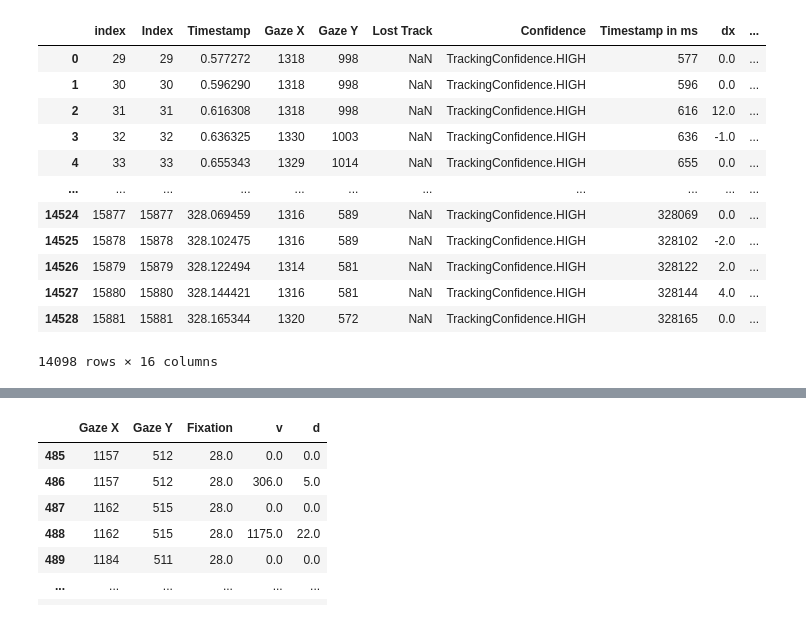
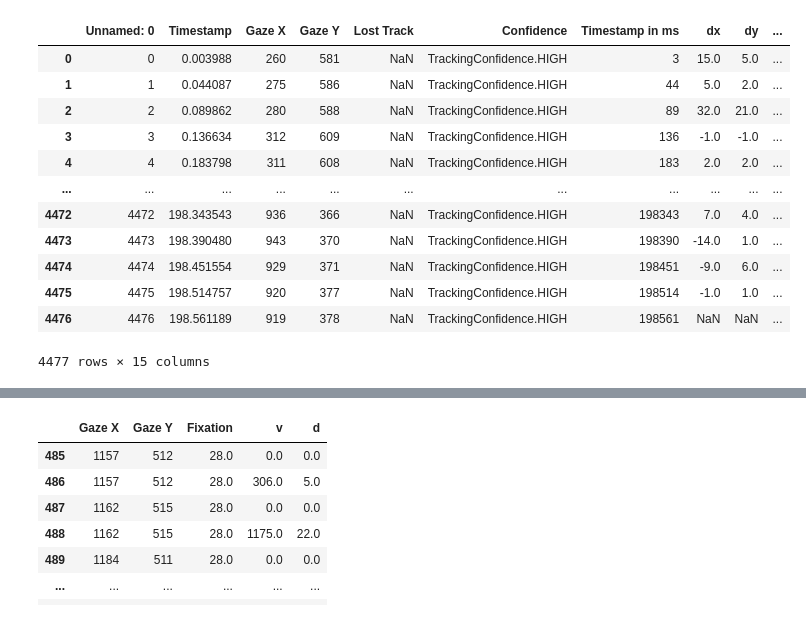
Before and after one commit to giannywise/Eyetracking, a Jupyter notebook: data_analysis.ipynb, the cells around one changed output, grey strips where cells are left out. Saved outputs shown, nothing was run; the diff lists cells and outputs as text; code cells hidden in the pictures.

```diff
--- a/data_analysis.ipynb
+++ b/data_analysis.ipynb
@@ -14,8 +14,12 @@ try:
     del df_fix
 except NameError:
     pass
-df = pd.read_csv("Daten/Jannis_16_06.csv",sep=";")
 
+#df = pd.read_csv("Daten/Jannis_16_06.csv",sep=";")
+#df = pd.read_csv("Daten/Fiona_21.06.csv",sep=",")
+df = pd.read_csv("Daten/Fiona_21.06.csv",sep=",")
+df['Gaze Y'] = df['Gaze Y'].fillna(0)
+df['Gaze X'] = df['Gaze X'].fillna(0)
 df['Gaze X'] = df['Gaze X'].astype(int)
 df['Gaze Y'] = df['Gaze Y'].astype(int)
 # Zeit in MS
@@ -25,5 +29,6 @@ df['Timestamp in ms'] = df['Timestamp in ms'].astype(int)
 # Generiert Geschwindigkeit (Nicht Fertig)
 df
 #df.to_csv("test_test.csv")
-#df["Gaze Y"][1773:2324].mean()
+#df["Gaze
+# Y"][1773:2324].mean()
 # %% [output]
@@ -59,0 +63,2 @@ df_rad = ft.ges(df)
+# %%
+df_ges = ft.ges(df)
@@ -74,31 +112,31 @@ plt.show()
 # %%
 try:
     del df_new
 except NameError:
     pass
 # Filter
  #and (df_new["dy"] > 0) == True and df_new["dx"] <= 10 == True and df_new["dx"] >= -10 == True
 #df_new['dx'] = np.sqrt(df_new['dx'] ** 2)
-df_new = pd.concat([df,df_rad],axis=1)
+df_new = pd.concat([df,df_ges],axis=1)
 #df_new = df_new.loc[(df_new["dx"] >= 10) & (df_new["dx"] >= -10) == True]
 #df_new = df_new.loc[(df_new["dy"] >= 20 * df_new["dx"]) & (df_new["dy"] > 0) == False]
 #df_new = df_new.loc[(df_new["vx"] < -10) & (df_new["vx"] > 10) == False]
-df_new = df_new[(df_new["vy"] <= 2300) == True]
-df_new = df_new[(df_new["Gaze Y"] <= 1030) == True].reset_index()
+#df_new = df_new.loc[(df_new["vy"] <= 2500) & (df_new['vx'] >= 100) == True]
+#df_new = df_new[(df_new["Gaze Y"] <= 1030) == True].reset_index()
 df_new['Fixation'] = ft.fix(df_new)
 df_new = df_new.loc[(df_new['v'] == 0) & (df_new['Fixation'] == 0) == False]
 df_new
 # %% [output]
-|  | index | Index | Timestamp | Gaze X | Gaze Y | Lost Track | Confidence | Timestamp in ms | dx | ... |
-| 0 | 29 | 29 | 0.577272 | 1318 | 998 | NaN | TrackingConfidence.HIGH | 577 | 0.0 | ... |
-| 1 | 30 | 30 | 0.596290 | 1318 | 998 | NaN | TrackingConfidence.HIGH | 596 | 0.0 | ... |
-| 2 | 31 | 31 | 0.616308 | 1318 | 998 | NaN | TrackingConfidence.HIGH | 616 | 12.0 | ... |
-| 3 | 32 | 32 | 0.636325 | 1330 | 1003 | NaN | TrackingConfidence.HIGH | 636 | -1.0 | ... |
-| 4 | 33 | 33 | 0.655343 | 1329 | 1014 | NaN | TrackingConfidence.HIGH | 655 | 0.0 | ... |
+|  | Unnamed: 0 | Timestamp | Gaze X | Gaze Y | Lost Track | Confidence | Timestamp in ms | dx | dy | ... |
+| 0 | 0 | 0.003988 | 260 | 581 | NaN | TrackingConfidence.HIGH | 3 | 15.0 | 5.0 | ... |
+| 1 | 1 | 0.044087 | 275 | 586 | NaN | TrackingConfidence.HIGH | 44 | 5.0 | 2.0 | ... |
+| 2 | 2 | 0.089862 | 280 | 588 | NaN | TrackingConfidence.HIGH | 89 | 32.0 | 21.0 | ... |
+| 3 | 3 | 0.136634 | 312 | 609 | NaN | TrackingConfidence.HIGH | 136 | -1.0 | -1.0 | ... |
+| 4 | 4 | 0.183798 | 311 | 608 | NaN | TrackingConfidence.HIGH | 183 | 2.0 | 2.0 | ... |
 | ... | ... | ... | ... | ... | ... | ... | ... | ... | ... | ... |
-| 14524 | 15877 | 15877 | 328.069459 | 1316 | 589 | NaN | TrackingConfidence.HIGH | 328069 | 0.0 | ... |
-| 14525 | 15878 | 15878 | 328.102475 | 1316 | 589 | NaN | TrackingConfidence.HIGH | 328102 | -2.0 | ... |
-| 14526 | 15879 | 15879 | 328.122494 | 1314 | 581 | NaN | TrackingConfidence.HIGH | 328122 | 2.0 | ... |
-| 14527 | 15880 | 15880 | 328.144421 | 1316 | 581 | NaN | TrackingConfidence.HIGH | 328144 | 4.0 | ... |
-| 14528 | 15881 | 15881 | 328.165344 | 1320 | 572 | NaN | TrackingConfidence.HIGH | 328165 | 0.0 | ... |
+| 4472 | 4472 | 198.343543 | 936 | 366 | NaN | TrackingConfidence.HIGH | 198343 | 7.0 | 4.0 | ... |
+| 4473 | 4473 | 198.390480 | 943 | 370 | NaN | TrackingConfidence.HIGH | 198390 | -14.0 | 1.0 | ... |
+| 4474 | 4474 | 198.451554 | 929 | 371 | NaN | TrackingConfidence.HIGH | 198451 | -9.0 | 6.0 | ... |
+| 4475 | 4475 | 198.514757 | 920 | 377 | NaN | TrackingConfidence.HIGH | 198514 | -1.0 | 1.0 | ... |
+| 4476 | 4476 | 198.561189 | 919 | 378 | NaN | TrackingConfidence.HIGH | 198561 | NaN | NaN | ... |
-14098 rows × 16 columns
+4477 rows × 15 columns
```
Also changed, not shown: parts of 12 cells of this notebook, 4 other files.
